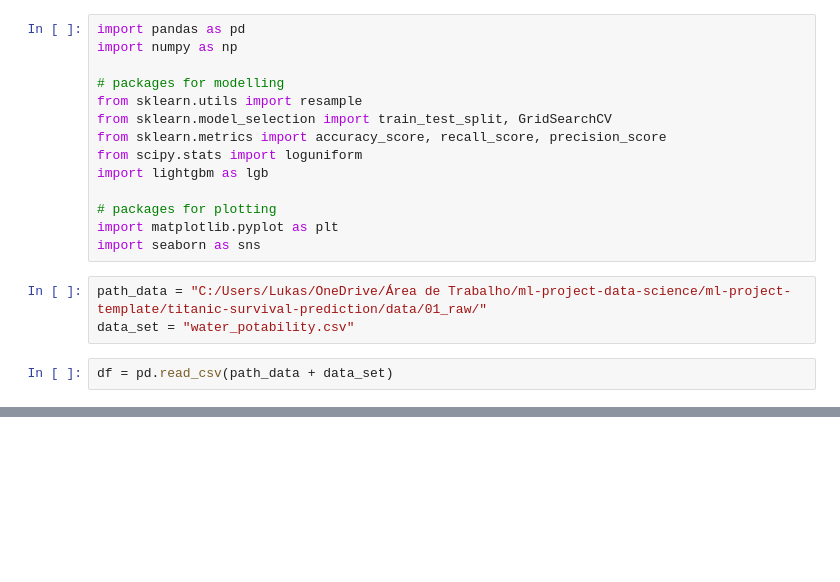
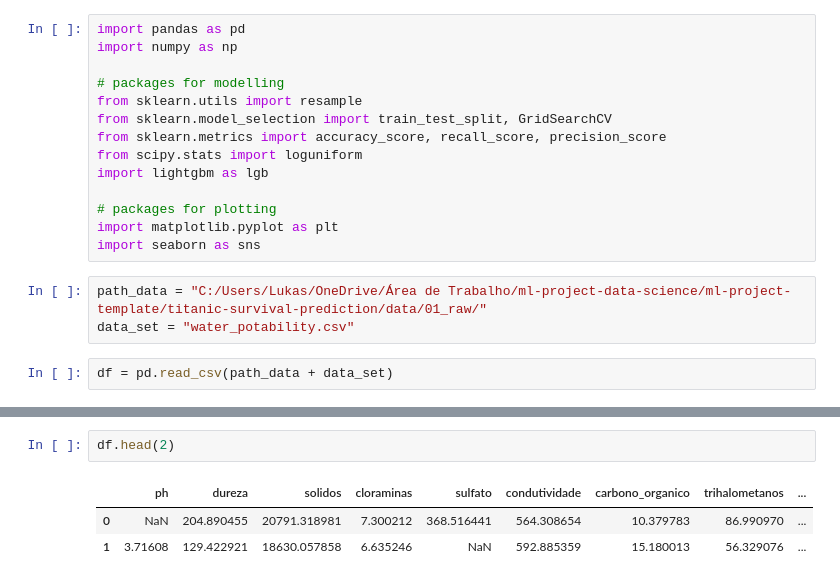
Before and after one commit to LucasSMoutinho/ml-project-template, a Jupyter notebook: titanic-survival-prediction/notebooks/data_processing.ipynb, the cells around one changed output, grey strips where cells are left out. Saved outputs shown, nothing was run; the diff lists cells and outputs as text; blank space fills up the shorter version.

```diff
--- a/titanic-survival-prediction/notebooks/data_processing.ipynb
+++ b/titanic-survival-prediction/notebooks/data_processing.ipynb
@@ -38,2 +63,8 @@ Data columns (total 10 columns):
 dtypes: float64(9), int64(1)
 memory usage: 256.1 KB
+# %%
+df.head(2)
+# %% [output]
+|  | ph | dureza | solidos | cloraminas | sulfato | condutividade | carbono_organico | trihalometanos | ... |
+| 0 | NaN | 204.890455 | 20791.318981 | 7.300212 | 368.516441 | 564.308654 | 10.379783 | 86.990970 | ... |
+| 1 | 3.71608 | 129.422921 | 18630.057858 | 6.635246 | NaN | 592.885359 | 15.180013 | 56.329076 | ... |
```
Also changed, not shown: parts of 5 cells of this notebook.
